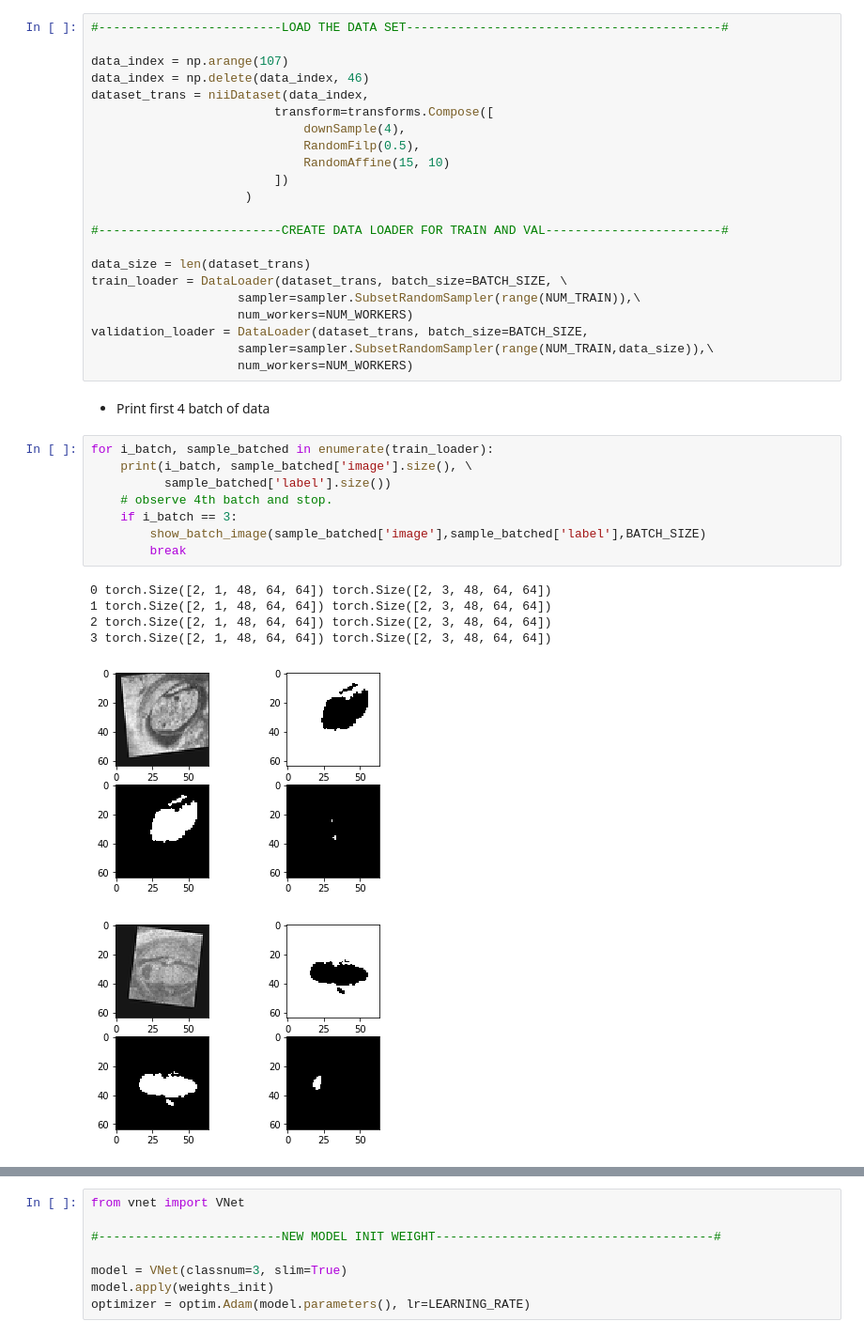
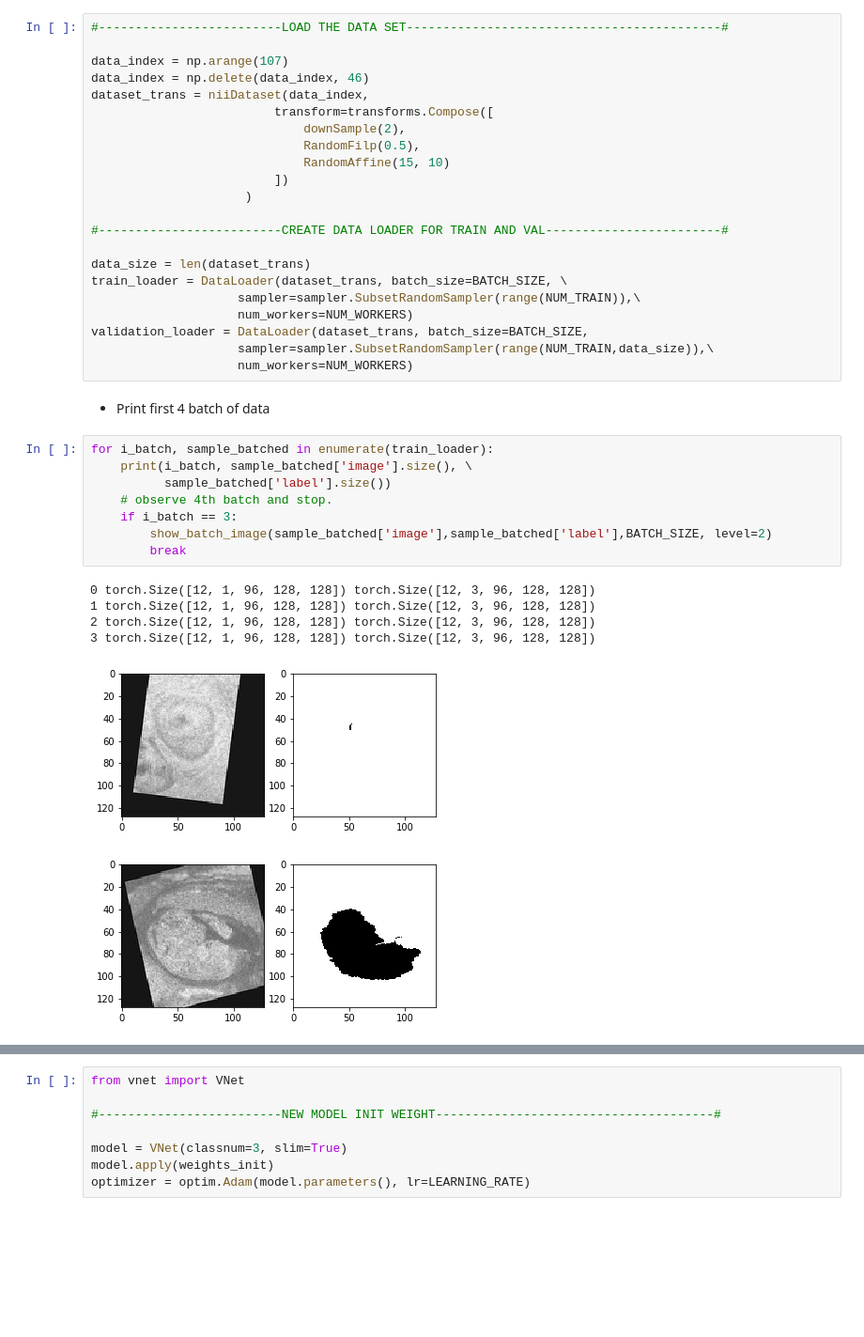
Before and after one commit to tongdaxu/ECE-GY-6123-IMAGE-AND-VIDEO-PROCESSING, a Jupyter notebook: MouseProj/03. Vnet.ipynb, the cells around one changed output, grey strips where cells are left out. Shown at 94% size. Cells and saved outputs as stored; diff of their text form; blank space fills up the shorter version.

```diff
--- a/MouseProj/03. Vnet.ipynb
+++ b/MouseProj/03. Vnet.ipynb
@@ -49,7 +52,7 @@ data_index = np.arange(107)
 data_index = np.delete(data_index, 46)
 dataset_trans = niiDataset(data_index,
                          transform=transforms.Compose([
-                             downSample(4),
+                             downSample(2),
                              RandomFilp(0.5),
                              RandomAffine(15, 10)
                          ])
@@ -69,15 +72,15 @@ validation_loader = DataLoader(dataset_trans, batch_size=BATCH_SIZE,
 # %%
 for i_batch, sample_batched in enumerate(train_loader):
     print(i_batch, sample_batched['image'].size(), \
           sample_batched['label'].size())
     # observe 4th batch and stop.
     if i_batch == 3:
-        show_batch_image(sample_batched['image'],sample_batched['label'],BATCH_SIZE)
+        show_batch_image(sample_batched['image'],sample_batched['label'],BATCH_SIZE, level=2)
         break
 # %% [output]
-0 torch.Size([2, 1, 48, 64, 64]) torch.Size([2, 3, 48, 64, 64])
-1 torch.Size([2, 1, 48, 64, 64]) torch.Size([2, 3, 48, 64, 64])
-2 torch.Size([2, 1, 48, 64, 64]) torch.Size([2, 3, 48, 64, 64])
-3 torch.Size([2, 1, 48, 64, 64]) torch.Size([2, 3, 48, 64, 64])
+0 torch.Size([12, 1, 96, 128, 128]) torch.Size([12, 3, 96, 128, 128])
+1 torch.Size([12, 1, 96, 128, 128]) torch.Size([12, 3, 96, 128, 128])
+2 torch.Size([12, 1, 96, 128, 128]) torch.Size([12, 3, 96, 128, 128])
+3 torch.Size([12, 1, 96, 128, 128]) torch.Size([12, 3, 96, 128, 128])
-[figure, old version]
+[figure, new version]
-[figure, old version]
+[figure, new version]
```
Also changed, not shown: parts of 2 cells of this notebook, 9 other files.
